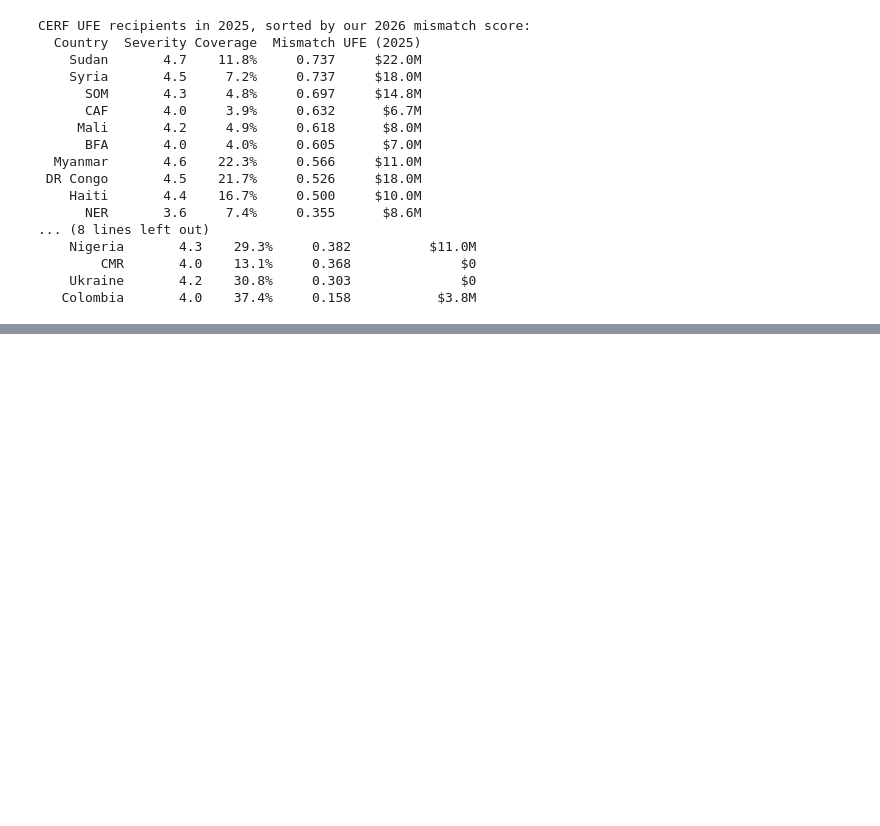
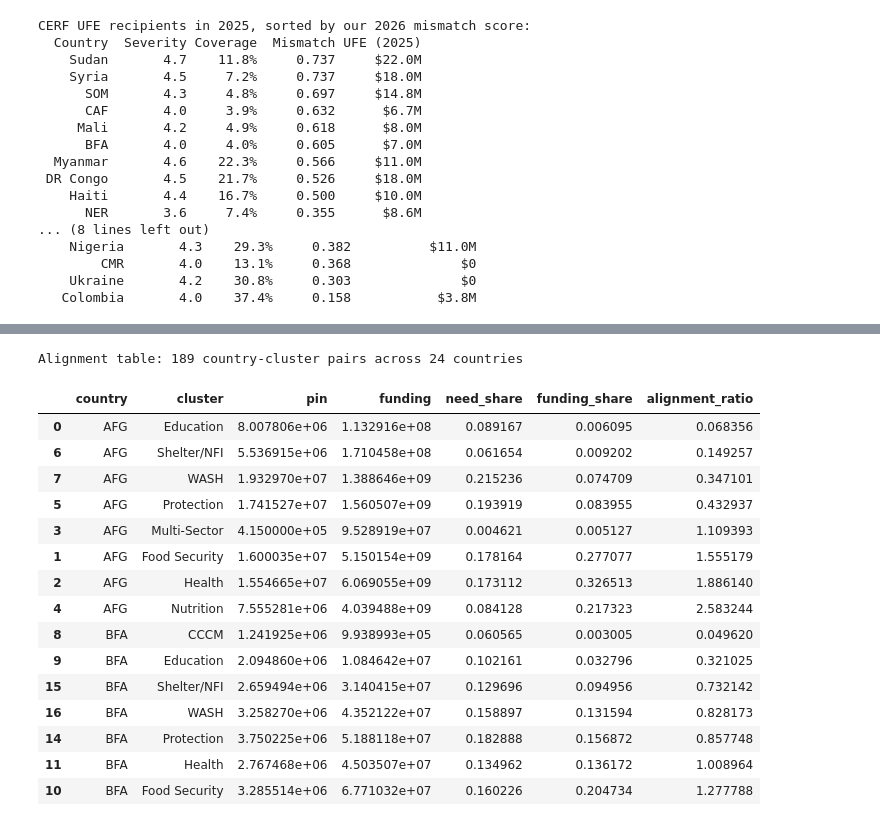
Before and after one commit to USER-397X/OCHA, a Jupyter notebook: stroopwafel.ipynb, the cells around one changed output, grey strips where cells are left out. Saved outputs shown, nothing was run; the diff lists cells and outputs as text; code cells hidden in the pictures; blank space fills up the shorter version.

```diff
--- a/stroopwafel.ipynb
+++ b/stroopwafel.ipynb
@@ -2277,0 +2371,7 @@ CERF UFE recipients in 2025, sorted by our 2026 mismatch score:
+# %%
+hno_raw = pd.read_csv(DATA_DIR / "hno_comb_cleaned.csv", low_memory=False)
+hno_raw.columns = hno_raw.columns.str.strip()
+
+print(f"Raw HNO rows: {len(hno_raw):,}")
+print(f"Columns: {list(hno_raw.columns)}")
+hno_raw.head(3)
@@ -2277,0 +2504,38 @@ CERF UFE recipients in 2025, sorted by our 2026 mismatch score:
+# %%
+merged = needs.merge(funding, on=["country", "cluster"], how="inner")
+
+# Compute shares within each country
+country_totals = merged.groupby("country").agg(
+    total_pin=("pin", "sum"),
+    total_funding=("funding", "sum"),
+)
+merged = merged.join(country_totals, on="country")
+merged["need_share"] = merged["pin"] / merged["total_pin"]
+merged["funding_share"] = merged["funding"] / merged["total_funding"]
+merged["alignment_ratio"] = merged["funding_share"] / merged["need_share"]
+
+# Drop countries with only 1 matched sector
+sector_counts = merged.groupby("country")["cluster"].transform("count")
+alignment = merged[sector_counts >= 2].drop(columns=["total_pin", "total_funding"]).copy()
+
+print(f"Alignment table: {len(alignment)} country-cluster pairs "
+      f"across {alignment['country'].nunique()} countries")
+alignment.sort_values(["country", "alignment_ratio"]).head(15)
+# %% [output]
+Alignment table: 189 country-cluster pairs across 24 countries
+|  | country | cluster | pin | funding | need_share | funding_share | alignment_ratio |
+| 0 | AFG | Education | 8.007806e+06 | 1.132916e+08 | 0.089167 | 0.006095 | 0.068356 |
+| 6 | AFG | Shelter/NFI | 5.536915e+06 | 1.710458e+08 | 0.061654 | 0.009202 | 0.149257 |
+| 7 | AFG | WASH | 1.932970e+07 | 1.388646e+09 | 0.215236 | 0.074709 | 0.347101 |
+| 5 | AFG | Protection | 1.741527e+07 | 1.560507e+09 | 0.193919 | 0.083955 | 0.432937 |
+| 3 | AFG | Multi-Sector | 4.150000e+05 | 9.528919e+07 | 0.004621 | 0.005127 | 1.109393 |
+| 1 | AFG | Food Security | 1.600035e+07 | 5.150154e+09 | 0.178164 | 0.277077 | 1.555179 |
+| 2 | AFG | Health | 1.554665e+07 | 6.069055e+09 | 0.173112 | 0.326513 | 1.886140 |
+| 4 | AFG | Nutrition | 7.555281e+06 | 4.039488e+09 | 0.084128 | 0.217323 | 2.583244 |
+| 8 | BFA | CCCM | 1.241925e+06 | 9.938993e+05 | 0.060565 | 0.003005 | 0.049620 |
+| 9 | BFA | Education | 2.094860e+06 | 1.084642e+07 | 0.102161 | 0.032796 | 0.321025 |
+| 15 | BFA | Shelter/NFI | 2.659494e+06 | 3.140415e+07 | 0.129696 | 0.094956 | 0.732142 |
+| 16 | BFA | WASH | 3.258270e+06 | 4.352122e+07 | 0.158897 | 0.131594 | 0.828173 |
+| 14 | BFA | Protection | 3.750225e+06 | 5.188118e+07 | 0.182888 | 0.156872 | 0.857748 |
+| 11 | BFA | Health | 2.767468e+06 | 4.503507e+07 | 0.134962 | 0.136172 | 1.008964 |
+| 10 | BFA | Food Security | 3.285514e+06 | 6.771032e+07 | 0.160226 | 0.204734 | 1.277788 |
```
Also changed, not shown: parts of 26 cells of this notebook.
